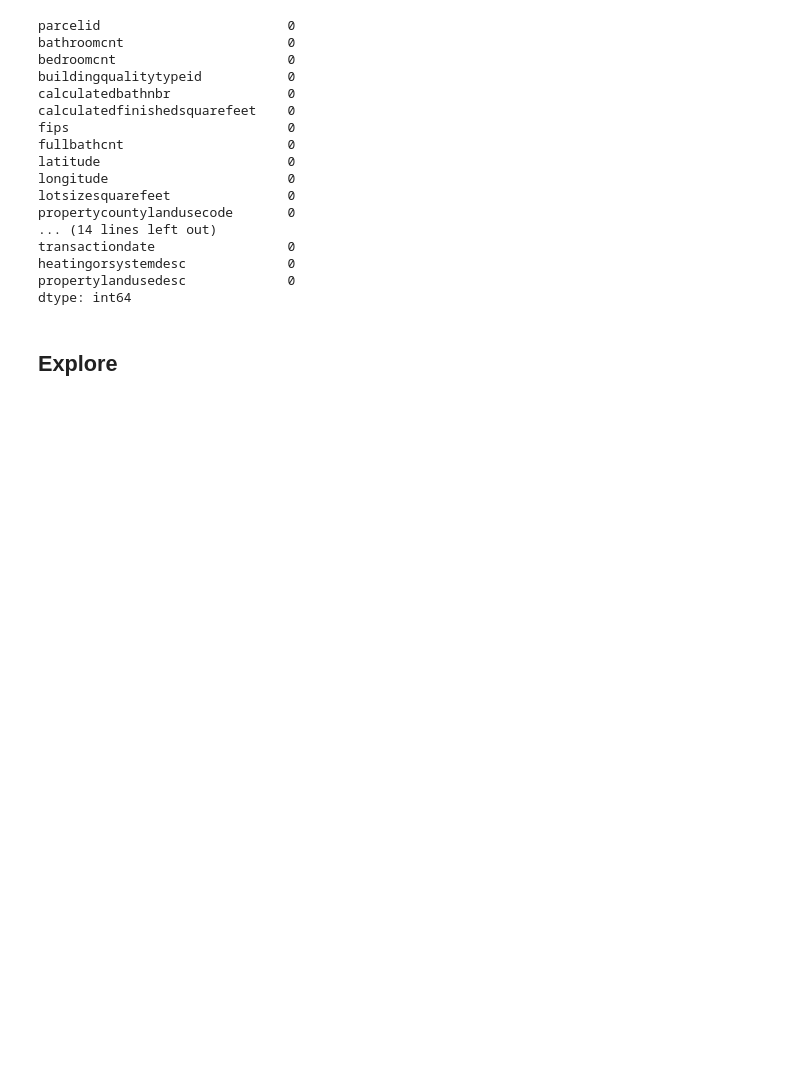
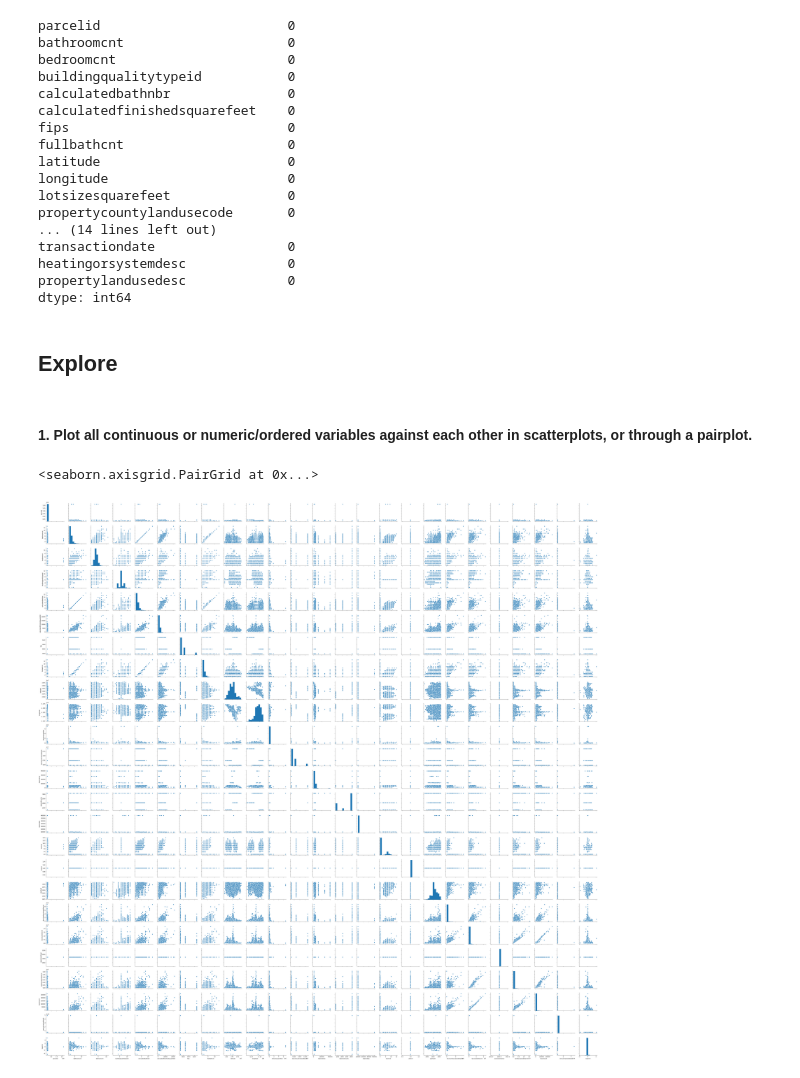
Before and after one commit to aleclhartman/ds-methodologies-exercises, a Jupyter notebook: clustering/explore_zillow.ipynb, the cells around one changed output. Cells and saved outputs as stored; diff of their text form; code cells hidden in the pictures; blank space fills up the shorter version.

```diff
--- a/clustering/explore_zillow.ipynb
+++ b/clustering/explore_zillow.ipynb
@@ -120,3 +122,10 @@ propertylandusedesc             0
 dtype: int64
 # %% [markdown]
 ## Explore
+# %% [markdown]
+#### 1. Plot all continuous or numeric/ordered variables against each other in scatterplots, or through a pairplot.
+# %%
+sns.pairplot(train)
+# %% [output]
+<seaborn.axisgrid.PairGrid at 0x...>
+[figure, added]
```
Also changed, not shown: parts of 11 cells of this notebook.
